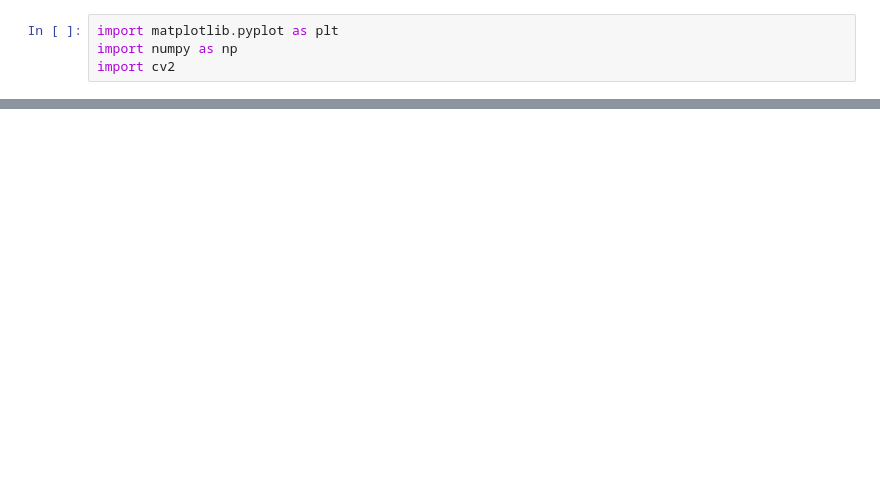
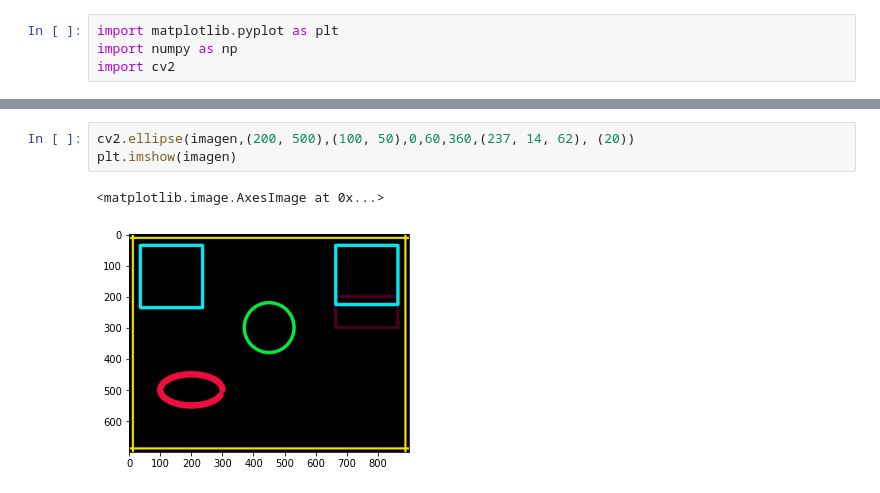
Before and after one commit to Josegavn/OpenCV, a Jupyter notebook: Ejemplos/20201001/Dibujo.ipynb, the cells around one changed output, grey strips where cells are left out. Drawn from its saved outputs; the diff is of its cells as text; blank space fills up the shorter version.

```diff
--- a/Ejemplos/20201001/Dibujo.ipynb
+++ b/Ejemplos/20201001/Dibujo.ipynb
@@ -42,0 +38,6 @@ NameError: name &#39;Center_Cordena&#39; is not defined
+# %%
+cv2.ellipse(imagen,(200, 500),(100, 50),0,60,360,(237, 14, 62), (20))
+plt.imshow(imagen)
+# %% [output]
+<matplotlib.image.AxesImage at 0x...>
+[figure, added]
```
Also changed, not shown: parts of 9 cells of this notebook, 1 other file.
